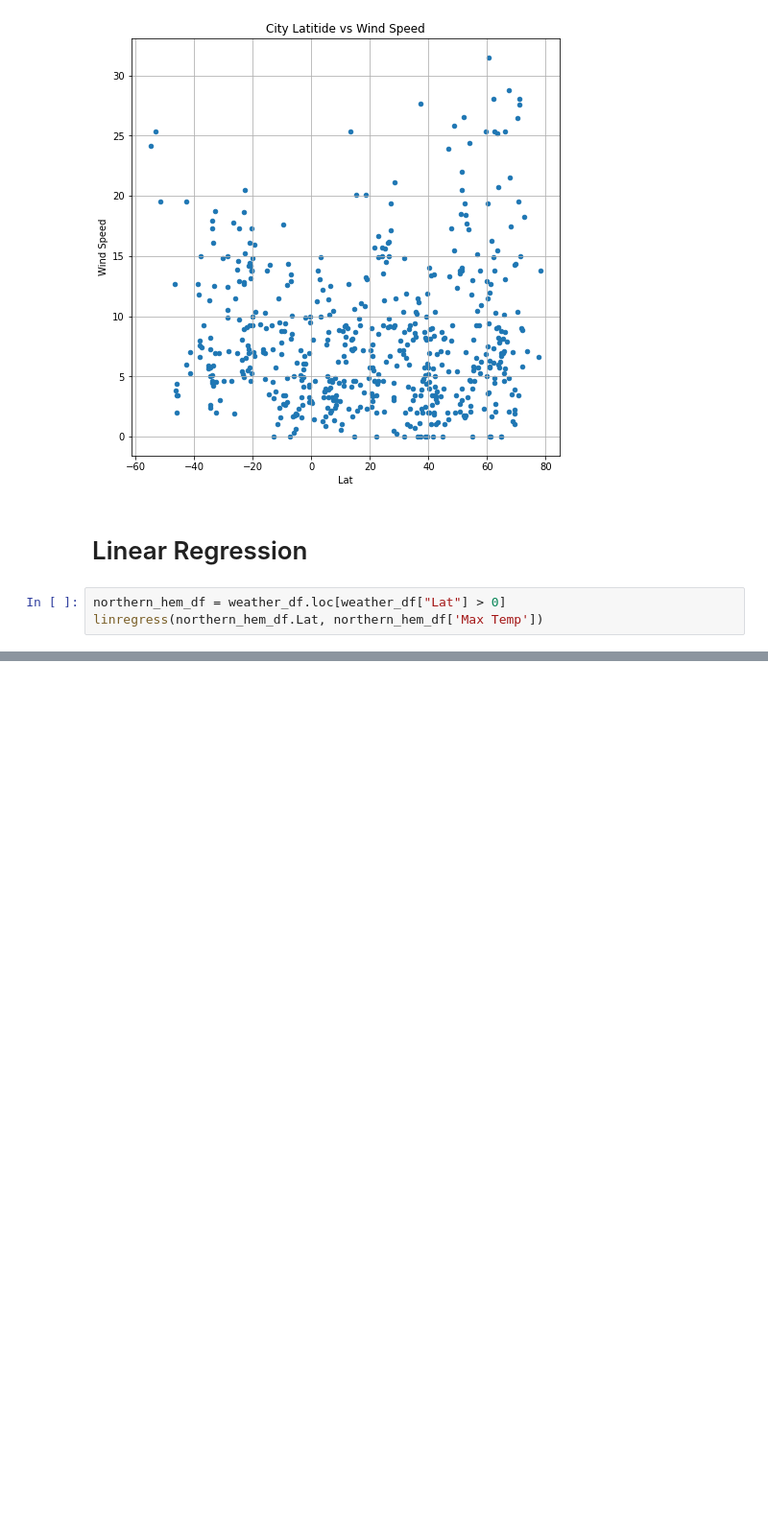
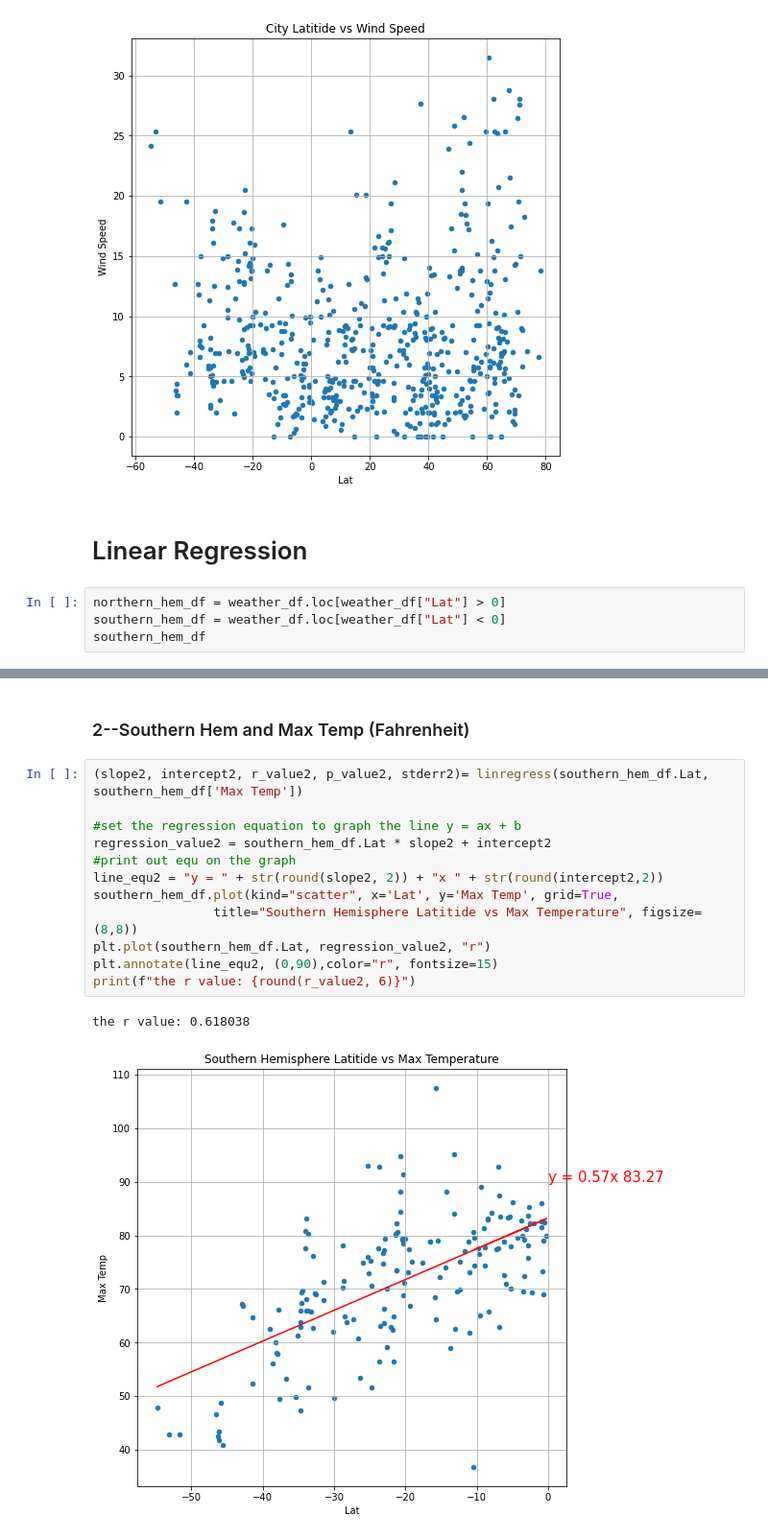
Before and after one commit to haipham0115/python-api-challenge, a Jupyter notebook: WeatherPy.ipynb, the cells around one changed output, grey strips where cells are left out. Shown at 96% size. Cells and saved outputs as stored; diff of their text form; blank space fills up the shorter version.

```diff
--- a/WeatherPy.ipynb
+++ b/WeatherPy.ipynb
@@ -200,5 +200,6 @@ weather_df.plot(kind="scatter", x='Lat', y='Wind Speed', grid=True,
 #  Linear Regression
 # %%
 northern_hem_df = weather_df.loc[weather_df["Lat"] > 0]
-linregress(northern_hem_df.Lat, northern_hem_df['Max Temp'])
+southern_hem_df = weather_df.loc[weather_df["Lat"] < 0]
+southern_hem_df
 # %% [output]
@@ -205,0 +236,17 @@ LinregressResult(slope=-0.9416200482428381, intercept=93.88063593097681, rvalue=
+# %% [markdown]
+### 2--Southern Hem and Max Temp (Fahrenheit)
+# %%
+(slope2, intercept2, r_value2, p_value2, stderr2)= linregress(southern_hem_df.Lat, southern_hem_df['Max Temp'])
+
+#set the regression equation to graph the line y = ax + b
+regression_value2 = southern_hem_df.Lat * slope2 + intercept2
+#print out equ on the graph
+line_equ2 = "y = " + str(round(slope2, 2)) + "x " + str(round(intercept2,2))
+southern_hem_df.plot(kind="scatter", x='Lat', y='Max Temp', grid=True,
+                title="Southern Hemisphere Latitide vs Max Temperature", figsize=(8,8))
+plt.plot(southern_hem_df.Lat, regression_value2, "r")
+plt.annotate(line_equ2, (0,90),color="r", fontsize=15)
+print(f"the r value: {round(r_value2, 6)}")
+# %% [output]
+the r value: 0.618038
+[figure, added]
```
Also changed, not shown: parts of 15 cells of this notebook.
